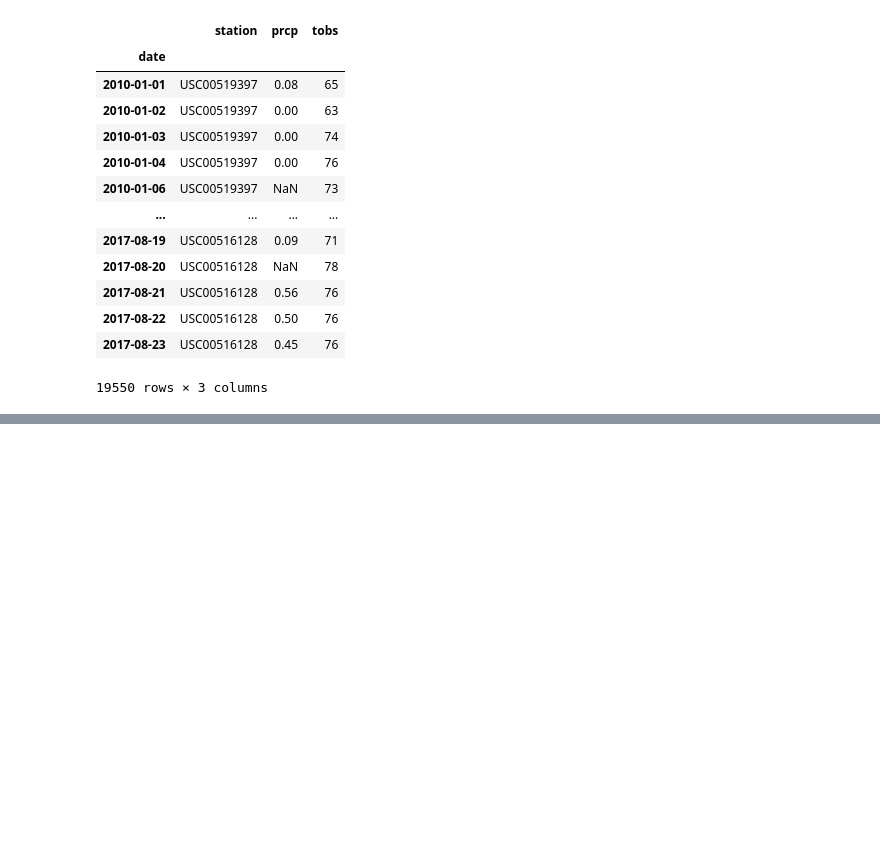
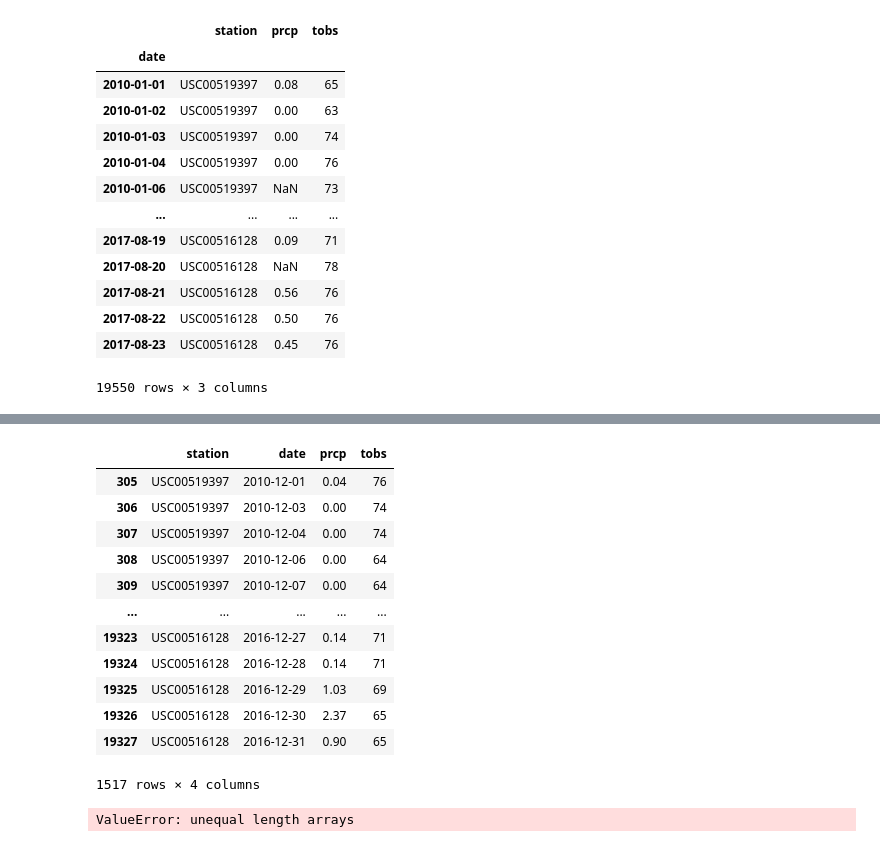
Before and after one commit to alfonsocamero/sqlalchemy-challenge, a Jupyter notebook: climate_starter.ipynb, the cells around one changed output, grey strips where cells are left out. Saved outputs shown, nothing was run; the diff lists cells and outputs as text; code cells hidden in the pictures; blank space fills up the shorter version.

```diff
--- a/climate_starter.ipynb
+++ b/climate_starter.ipynb
@@ -193,0 +224,22 @@ df.set_index('date')
+# %%
+dec_temps = (df[df['date'].dt.month == 12])
+dec_temps
+# %% [output]
+|  | station | date | prcp | tobs |
+| 305 | USC00519397 | 2010-12-01 | 0.04 | 76 |
+| 306 | USC00519397 | 2010-12-03 | 0.00 | 74 |
+| 307 | USC00519397 | 2010-12-04 | 0.00 | 74 |
+| 308 | USC00519397 | 2010-12-06 | 0.00 | 64 |
+| 309 | USC00519397 | 2010-12-07 | 0.00 | 64 |
+| ... | ... | ... | ... | ... |
+| 19323 | USC00516128 | 2016-12-27 | 0.14 | 71 |
+| 19324 | USC00516128 | 2016-12-28 | 0.14 | 71 |
+| 19325 | USC00516128 | 2016-12-29 | 1.03 | 69 |
+| 19326 | USC00516128 | 2016-12-30 | 2.37 | 65 |
+| 19327 | USC00516128 | 2016-12-31 | 0.90 | 65 |
+1517 rows × 4 columns
+# %%
+# Run paired t-test
+stats.ttest_rel(jun_temps['tobs'], dec_temps['tobs'])
+# %% [output]
+ValueError: unequal length arrays
```
Also changed, not shown: parts of 3 cells of this notebook.
